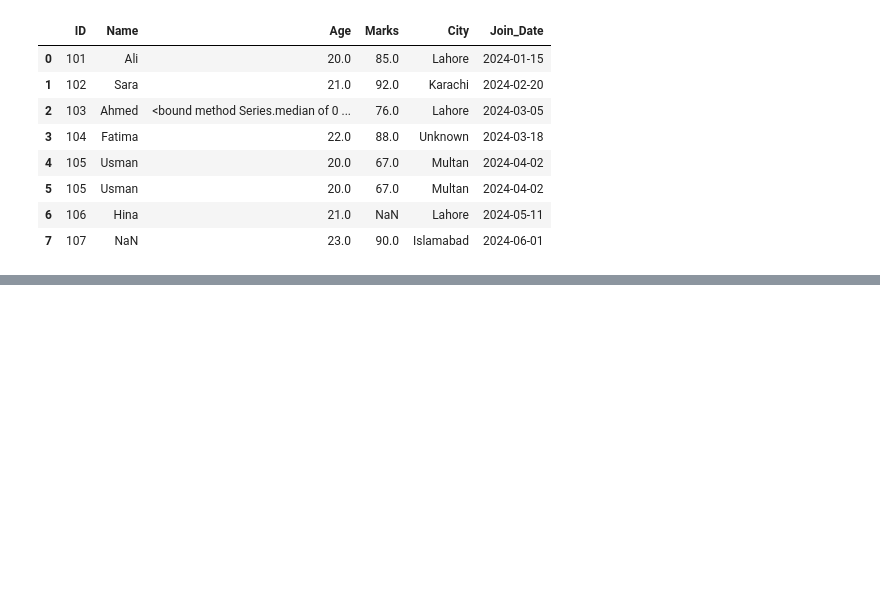
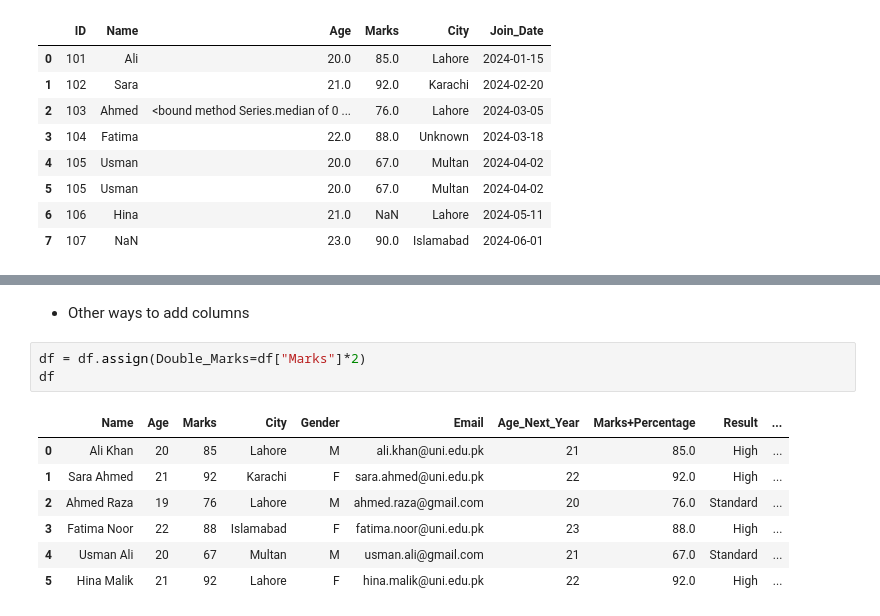
Before and after one commit to FatehAli02/ai-foundation-portfolio, a Jupyter notebook: 01-python-numpy-pandas-git/notebooks/pandas_2.ipynb, the cells around one changed output, grey strips where cells are left out. Cells and saved outputs as stored; diff of their text form; blank space fills up the shorter version.

```diff
--- a/01-python-numpy-pandas-git/notebooks/pandas_2.ipynb
+++ b/01-python-numpy-pandas-git/notebooks/pandas_2.ipynb
@@ -310,0 +399,13 @@ df
+# %% [markdown]
+- Other ways to add columns
+# %%
+df = df.assign(Double_Marks=df["Marks"]*2)
+df
+# %% [output]
+|  | Name | Age | Marks | City | Gender | Email | Age_Next_Year | Marks+Percentage | Result | ... |
+| 0 | Ali Khan | 20 | 85 | Lahore | M | ali.khan@uni.edu.pk | 21 | 85.0 | High | ... |
+| 1 | Sara Ahmed | 21 | 92 | Karachi | F | sara.ahmed@uni.edu.pk | 22 | 92.0 | High | ... |
+| 2 | Ahmed Raza | 19 | 76 | Lahore | M | ahmed.raza@gmail.com | 20 | 76.0 | Standard | ... |
+| 3 | Fatima Noor | 22 | 88 | Islamabad | F | fatima.noor@uni.edu.pk | 23 | 88.0 | High | ... |
+| 4 | Usman Ali | 20 | 67 | Multan | M | usman.ali@gmail.com | 21 | 67.0 | Standard | ... |
+| 5 | Hina Malik | 21 | 92 | Lahore | F | hina.malik@uni.edu.pk | 22 | 92.0 | High | ... |
```
Also changed, not shown: parts of 34 cells of this notebook, 1 other file.
